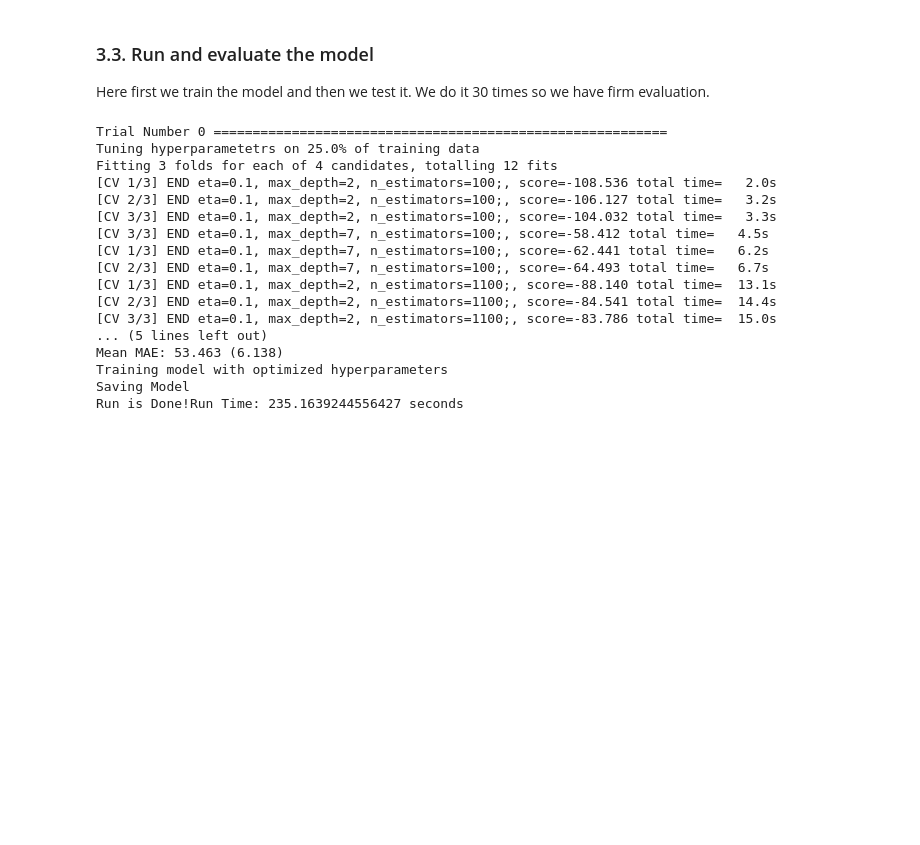
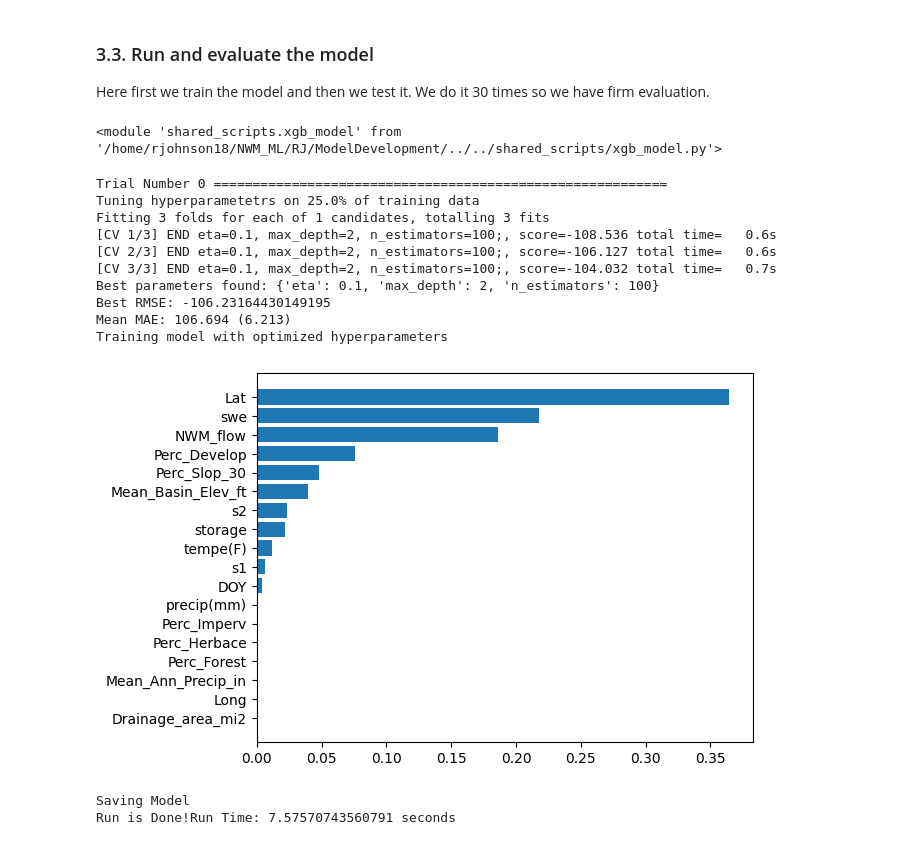
Before and after one commit to whitelightning450/NWM_ML, a Jupyter notebook: RJ/ModelDevelopment/xgboost.ipynb, the cells around one changed output. Saved outputs shown, nothing was run; the diff lists cells and outputs as text; code cells hidden in the pictures; blank space fills up the shorter version.

Commit message:
Added Feature Importance plot to XGB

```diff
--- a/RJ/ModelDevelopment/xgboost.ipynb
+++ b/RJ/ModelDevelopment/xgboost.ipynb
@@ -30,15 +30,15 @@ cfsday_AFday = 1.983
 #input columns
 input_columns =[
                 'Lat',
-                'Long',
-                'Drainage_area_mi2',
+                #'Long',
+                #'Drainage_area_mi2',
                 'Mean_Basin_Elev_ft',
-                'Perc_Forest',
+                #'Perc_Forest',
                 'Perc_Develop',
-                'Perc_Imperv',
-                'Perc_Herbace',
+                #'Perc_Imperv',
+                #'Perc_Herbace',
                 'Perc_Slop_30',
-                'Mean_Ann_Precip_in',
+                #'Mean_Ann_Precip_in',
                 's1',
                 's2',
                 'storage',
@@ -46,7 +46,7 @@ input_columns =[
                 'NWM_flow',
                 'DOY',
                 'tempe(F)',
-                'precip(mm)'
+                #'precip(mm)'
                 ]
 
 target = 'flow_cfs'
@@ -131,37 +131,39 @@ x_train, y_train, x_test, y_test, station_index_list = xgb_dataprocessing.xgb_tr
 ### 3.3. Run and evaluate the model
 Here first we train the model and then we test it.
 We do it 30 times so we have firm evaluation.
+# %%
+import importlib
+importlib.reload(xgb_model)
+# %% [output]
+<module 'shared_scripts.xgb_model' from '/home/rjohnson18/NWM_ML/RJ/ModelDevelopment/../../shared_scripts/xgb_model.py'>
 # %%
 #Train model
 tries = 1 #what is tries?
 hyperparameters = {
-    'max_depth': range (2, 11, 5),
-    'n_estimators': range(100, 2100, 1000),
+    'max_depth': range (2, 5, 5),
+    'n_estimators': range(100, 1000, 1000),
     'eta': [0.1,]
 }
 perc_data = 0.25 # percent of training data used to identify optimial hyperparameters
 xgb_model.XGB_Train(model_path,
+                    input_columns,
                     station_index_list,
                     x_train,
                     y_train,
                     tries,
                     hyperparameters,
                     perc_data)
 # %% [output]
 Trial Number 0 ==========================================================
 Tuning hyperparametetrs on 25.0% of training data
-Fitting 3 folds for each of 4 candidates, totalling 12 fits
-[CV 1/3] END eta=0.1, max_depth=2, n_estimators=100;, score=-108.536 total time=   2.0s
-[CV 2/3] END eta=0.1, max_depth=2, n_estimators=100;, score=-106.127 total time=   3.2s
-[CV 3/3] END eta=0.1, max_depth=2, n_estimators=100;, score=-104.032 total time=   3.3s
-[CV 3/3] END eta=0.1, max_depth=7, n_estimators=100;, score=-58.412 total time=   4.5s
-[CV 1/3] END eta=0.1, max_depth=7, n_estimators=100;, score=-62.441 total time=   6.2s
-[CV 2/3] END eta=0.1, max_depth=7, n_estimators=100;, score=-64.493 total time=   6.7s
-[CV 1/3] END eta=0.1, max_depth=2, n_estimators=1100;, score=-88.140 total time=  13.1s
-[CV 2/3] END eta=0.1, max_depth=2, n_estimators=1100;, score=-84.541 total time=  14.4s
-[CV 3/3] END eta=0.1, max_depth=2, n_estimators=1100;, score=-83.786 total time=  15.0s
-... (5 lines left out)
-Mean MAE: 53.463 (6.138)
+Fitting 3 folds for each of 1 candidates, totalling 3 fits
+[CV 1/3] END eta=0.1, max_depth=2, n_estimators=100;, score=-108.536 total time=   0.6s
+[CV 2/3] END eta=0.1, max_depth=2, n_estimators=100;, score=-106.127 total time=   0.6s
+[CV 3/3] END eta=0.1, max_depth=2, n_estimators=100;, score=-104.032 total time=   0.7s
+Best parameters found: {'eta': 0.1, 'max_depth': 2, 'n_estimators': 100}
+Best RMSE: -106.23164430149195
+Mean MAE: 106.694 (6.213)
 Training model with optimized hyperparameters
-Saving Model
-Run is Done!Run Time: 235.1639244556427 seconds
+[figure, added]
+Saving Model
+Run is Done!Run Time: 7.57570743560791 seconds
```
Also changed, not shown: parts of 2 cells of this notebook, 3 other files.
